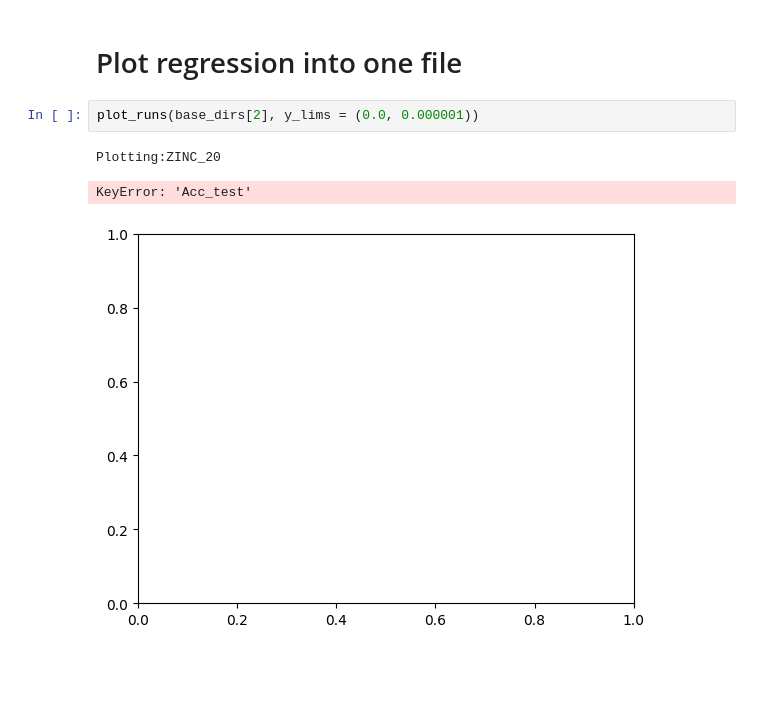
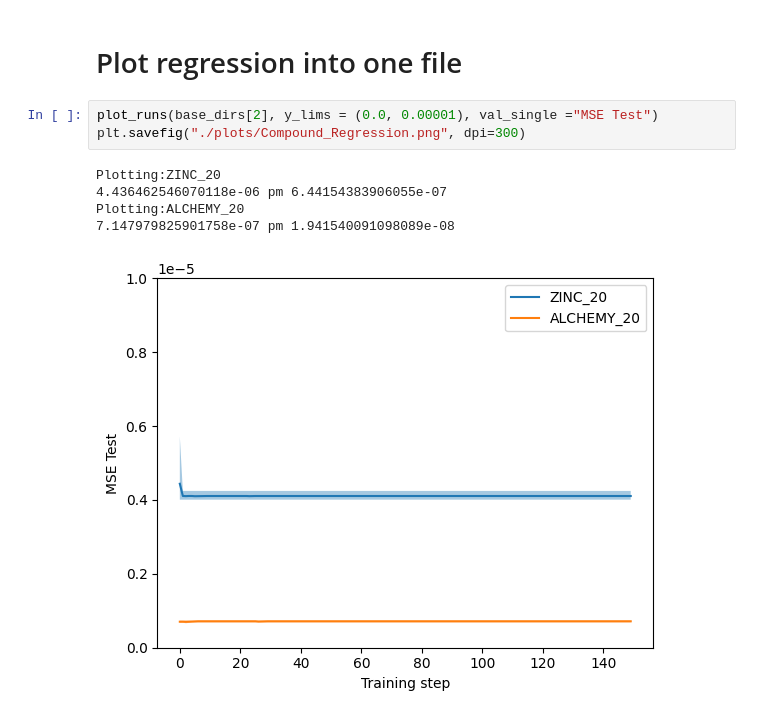
Before and after one commit to cap-jmk/carate-pwc, a Jupyter notebook: notebooks/Plotting.ipynb, the cells around one changed output. Saved outputs shown, nothing was run; the diff lists cells and outputs as text; blank space fills up the shorter version.

Commit message:
added publication ready plots

```diff
--- a/notebooks/Plotting.ipynb
+++ b/notebooks/Plotting.ipynb
@@ -225,8 +227,11 @@ Plotting:ENZYMES
 # %% [markdown]
 # Plot regression into one file
 # %%
-plot_runs(base_dirs[2], y_lims = (0.0, 0.000001))
+plot_runs(base_dirs[2], y_lims = (0.0, 0.00001), val_single ="MSE Test")
+plt.savefig("./plots/Compound_Regression.png", dpi=300)
 # %% [output]
 Plotting:ZINC_20
+4.436462546070118e-06 pm 6.44154383906055e-07
+Plotting:ALCHEMY_20
+7.147979825901758e-07 pm 1.941540091098089e-08
-KeyError: 'Acc_test'
-[figure, old version]
+[figure, new version]
```
Also changed, not shown: parts of 2 cells of this notebook, 1 other file.
